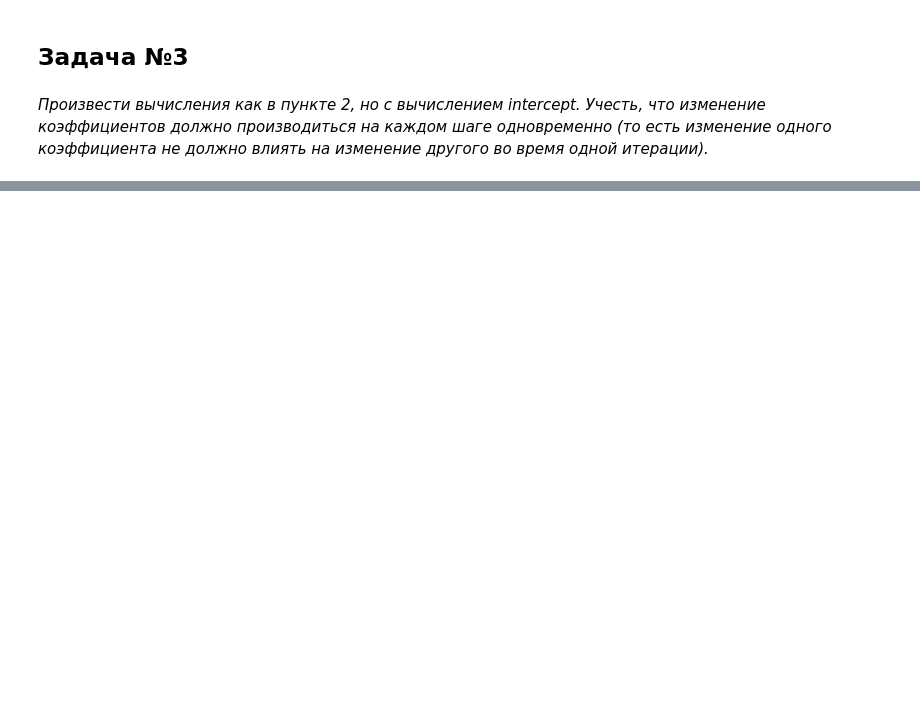
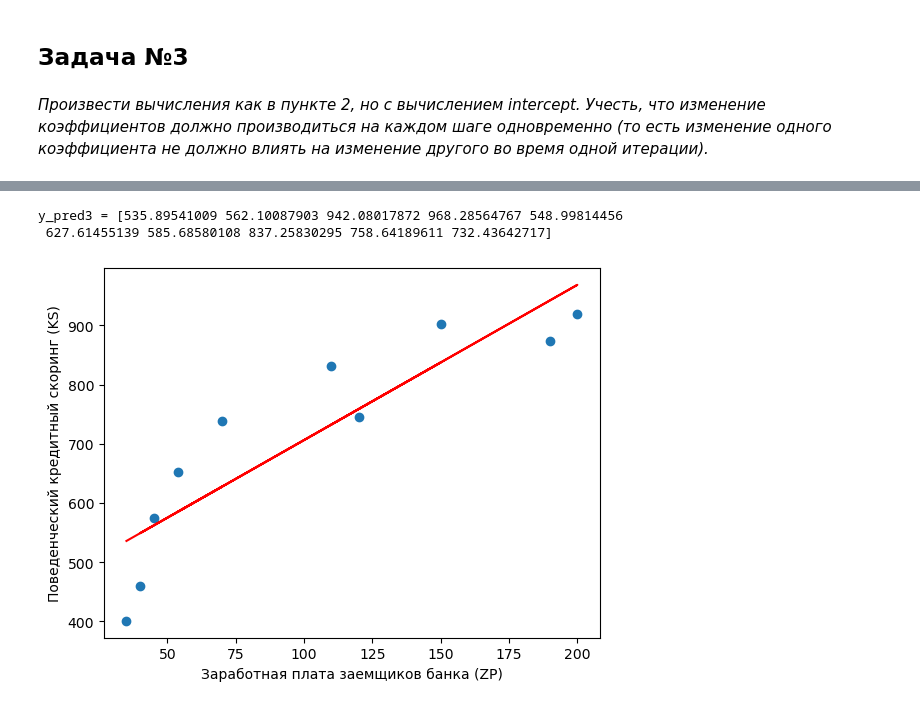
Before and after one commit to 4ephb/Probability_Theory, a Jupyter notebook: S09/HW_09.ipynb, the cells around one changed output, grey strips where cells are left out. Drawn from its saved outputs; the diff is of its cells as text; code cells hidden in the pictures; blank space fills up the shorter version.

```diff
--- a/S09/HW_09.ipynb
+++ b/S09/HW_09.ipynb
@@ -155,3 +158,39 @@ plt.show()
 _Произвести вычисления как в пункте 2, но с вычислением intercept.
 Учесть, что изменение коэффициентов должно производиться на каждом шаге одновременно
 (то есть изменение одного коэффициента не должно влиять на изменение другого во время одной итерации)._
+# %%
+# Функция потерь
+def mse_(a, b, x, y):
+    return np.sum(((a + b * x) - y) ** 2) / len(x)
+# %%
+# Частная производная функции потерь по a
+def mse_loss_a(a, b, x, y):
+    return 2 * np.sum((a + b * x) - y) / len(x)
+
+# Частная производная функции потерь по b
+def mse_loss_b(a, b, x, y):
+    return 2 * np.sum(((a + b * x) - y) * x) / len(x)
+# %%
+alpha = 3e-5
+b = 0.1
+a = 0.1
+mse_ab_min = mse_(a, b, zp, ks)
+i_min = 1
+b_min = b
+a_min = a
+iteration = 1000000
+for i in range(iteration):
+    a -= alpha * mse_loss_a(a, b, zp, ks)
+    b -= alpha * mse_loss_b(a, b, zp, ks)
+    if i % 50000 == 0:
+        print(f'Итерация {i}: a={a}, b={b}, mse={mse_(a, b, zp, ks)}')
+    if mse_(a, b, zp, ks) > mse_ab_min:
+        print(f'\nДостигнут минимум'
+              f'\nИтерация #{i_min}, a: {a_min}, b: {b_min}, mse: {mse_ab_min}.')
+        break
+    else:
+        mse_ab_min = mse_(a, b, zp, ks)
+        i_min = i
+        b_min = b
+        a_min = a
+print(f'a: {a_min}\nb: {b_min}')
@@ -157,0 +215,14 @@ _Произвести вычисления как в пункте 2, но с в
+# %%
+y_pred3 = a_min + b_min * zp
+print(f'y_pred3 = {y_pred3}')
+# %% [output]
+y_pred3 = [535.89541009 562.10087903 942.08017872 968.28564767 548.99814456
+ 627.61455139 585.68580108 837.25830295 758.64189611 732.43642717]
+# %%
+plt.scatter(zp, ks)
+plt.plot(zp, y_pred3, 'r')
+plt.xlabel('Заработная плата заемщиков банка (ZP)')
+plt.ylabel('Поведенческий кредитный скоринг (KS)', rotation=90)
+plt.show()
+# %% [output]
+[figure, added]
```
Also changed, not shown: parts of 14 cells of this notebook.
